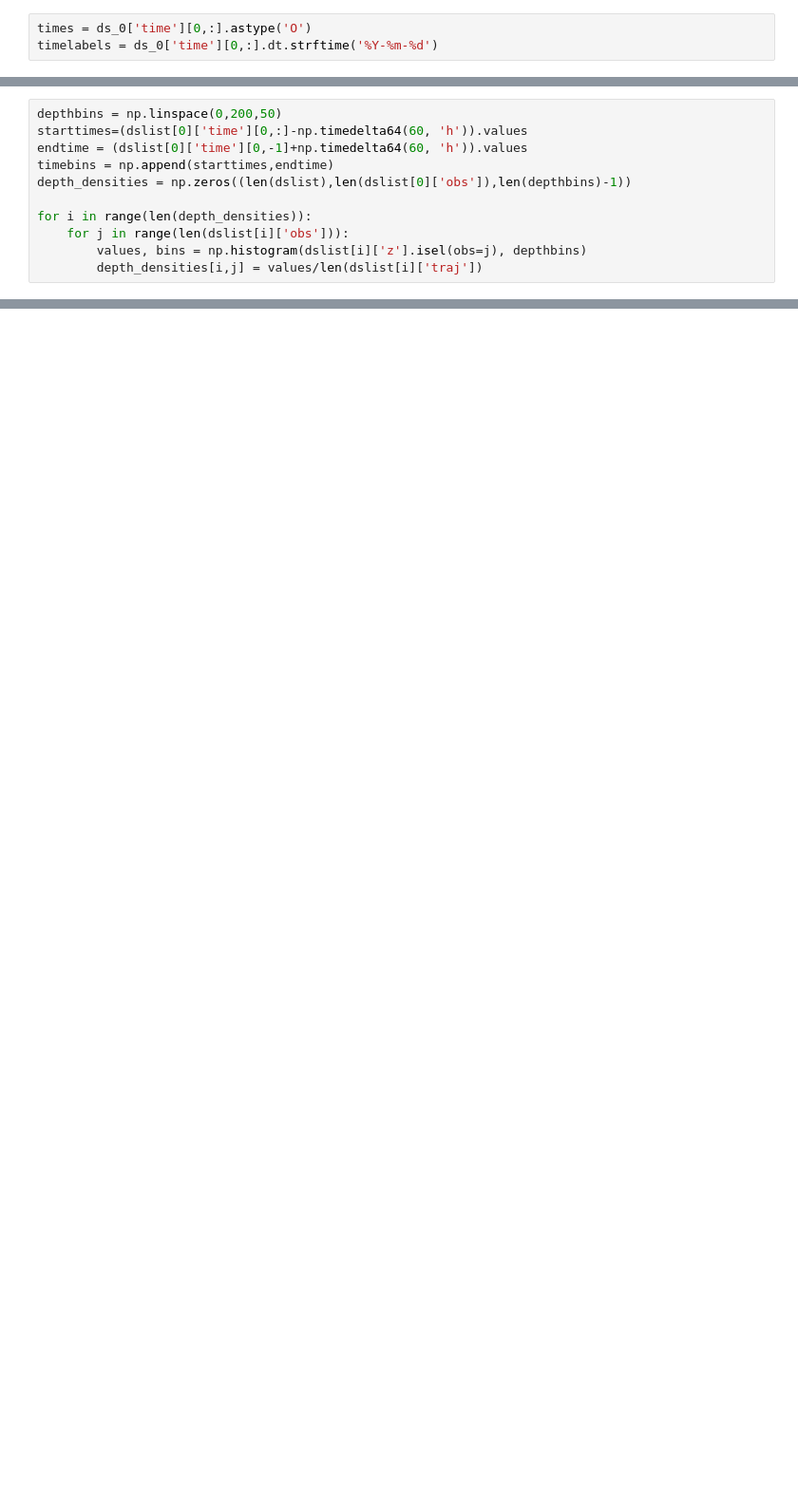
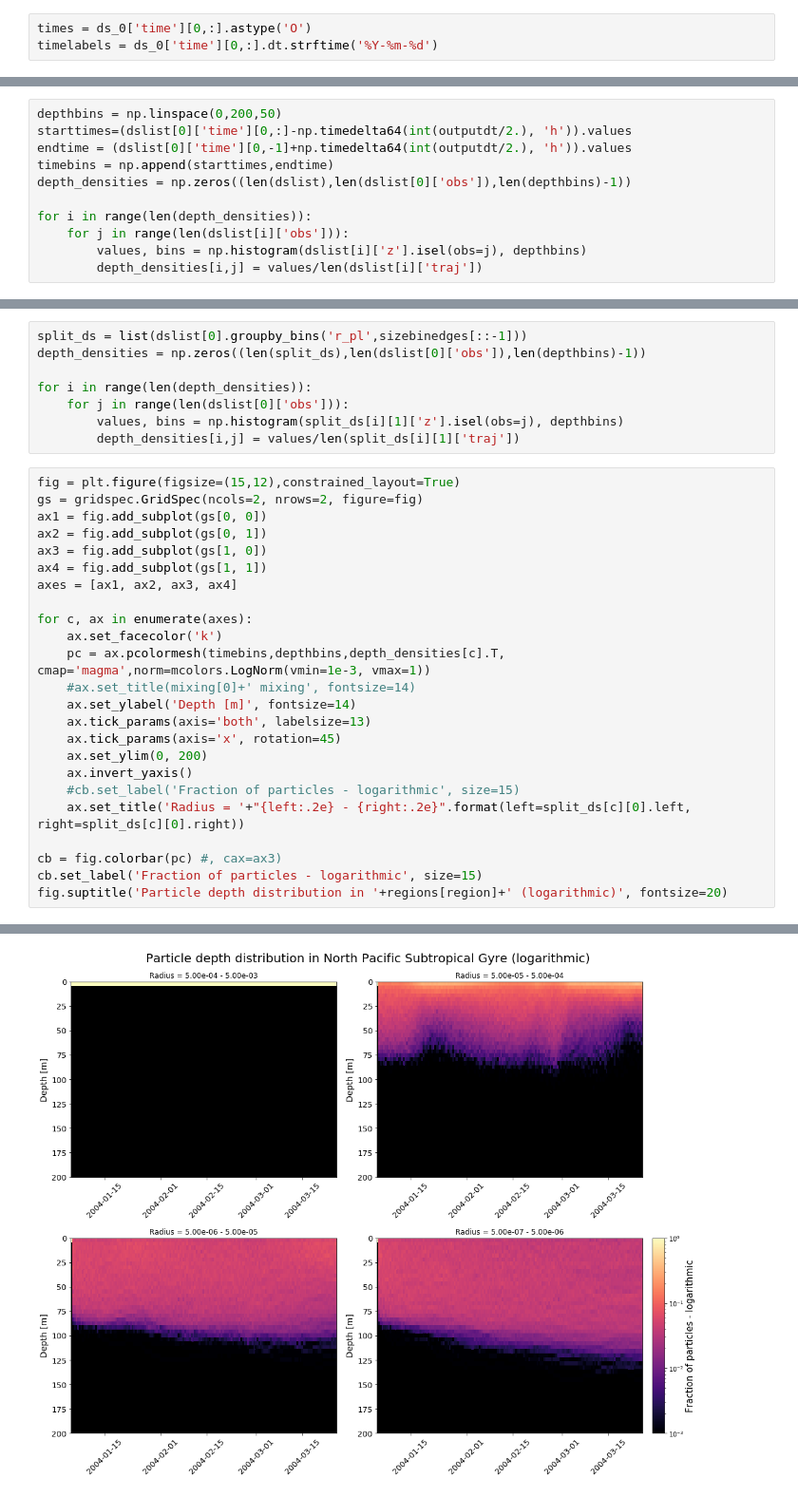
Before and after one commit to OceanParcels/biofouling_3dtransport_2, a Jupyter notebook: Analysis/Mixing.ipynb, the cells around one changed output, grey strips where cells are left out. Shown at 95% size. Saved outputs shown, nothing was run; the diff lists cells and outputs as text; blank space fills up the shorter version.

```diff
--- a/Analysis/Mixing.ipynb
+++ b/Analysis/Mixing.ipynb
@@ -176,7 +171,7 @@ for i, axr in enumerate(axes):
 # %%
 depthbins = np.linspace(0,200,50)
-starttimes=(dslist[0]['time'][0,:]-np.timedelta64(60, 'h')).values
-endtime = (dslist[0]['time'][0,-1]+np.timedelta64(60, 'h')).values
+starttimes=(dslist[0]['time'][0,:]-np.timedelta64(int(outputdt/2.), 'h')).values
+endtime = (dslist[0]['time'][0,-1]+np.timedelta64(int(outputdt/2.), 'h')).values
 timebins = np.append(starttimes,endtime)
 depth_densities = np.zeros((len(dslist),len(dslist[0]['obs']),len(depthbins)-1))
 
@@ -226,0 +218,33 @@ cb.set_label('Fraction of particles - logarithmic', size=15)
+# %%
+split_ds = list(dslist[0].groupby_bins('r_pl',sizebinedges[::-1]))
+depth_densities = np.zeros((len(split_ds),len(dslist[0]['obs']),len(depthbins)-1))
+
+for i in range(len(depth_densities)):
+    for j in range(len(dslist[0]['obs'])):
+        values, bins = np.histogram(split_ds[i][1]['z'].isel(obs=j), depthbins)
+        depth_densities[i,j] = values/len(split_ds[i][1]['traj'])
+# %%
+fig = plt.figure(figsize=(15,12),constrained_layout=True)
+gs = gridspec.GridSpec(ncols=2, nrows=2, figure=fig)
+ax1 = fig.add_subplot(gs[0, 0])
+ax2 = fig.add_subplot(gs[0, 1])
+ax3 = fig.add_subplot(gs[1, 0])
+ax4 = fig.add_subplot(gs[1, 1])
+axes = [ax1, ax2, ax3, ax4]
+
+for c, ax in enumerate(axes):
+    ax.set_facecolor('k')
+    pc = ax.pcolormesh(timebins,depthbins,depth_densities[c].T, cmap='magma',norm=mcolors.LogNorm(vmin=1e-3, vmax=1))
+    #ax.set_title(mixing[0]+' mixing', fontsize=14)
+    ax.set_ylabel('Depth [m]', fontsize=14)
+    ax.tick_params(axis='both', labelsize=13)
+    ax.tick_params(axis='x', rotation=45)
+    ax.set_ylim(0, 200)
+    ax.invert_yaxis()
+    #cb.set_label('Fraction of particles - logarithmic', size=15)
+    ax.set_title('Radius = '+"{left:.2e} - {right:.2e}".format(left=split_ds[c][0].left, right=split_ds[c][0].right))
+
+cb = fig.colorbar(pc) #, cax=ax3)
+cb.set_label('Fraction of particles - logarithmic', size=15)
+fig.suptitle('Particle depth distribution in '+regions[region]+' (logarithmic)', fontsize=20)
+# %% [output]
@@ -226,0 +252 @@ cb.set_label('Fraction of particles - logarithmic', size=15)
+[figure, added]
```
Also changed, not shown: parts of 30 cells of this notebook, 4 other files.
